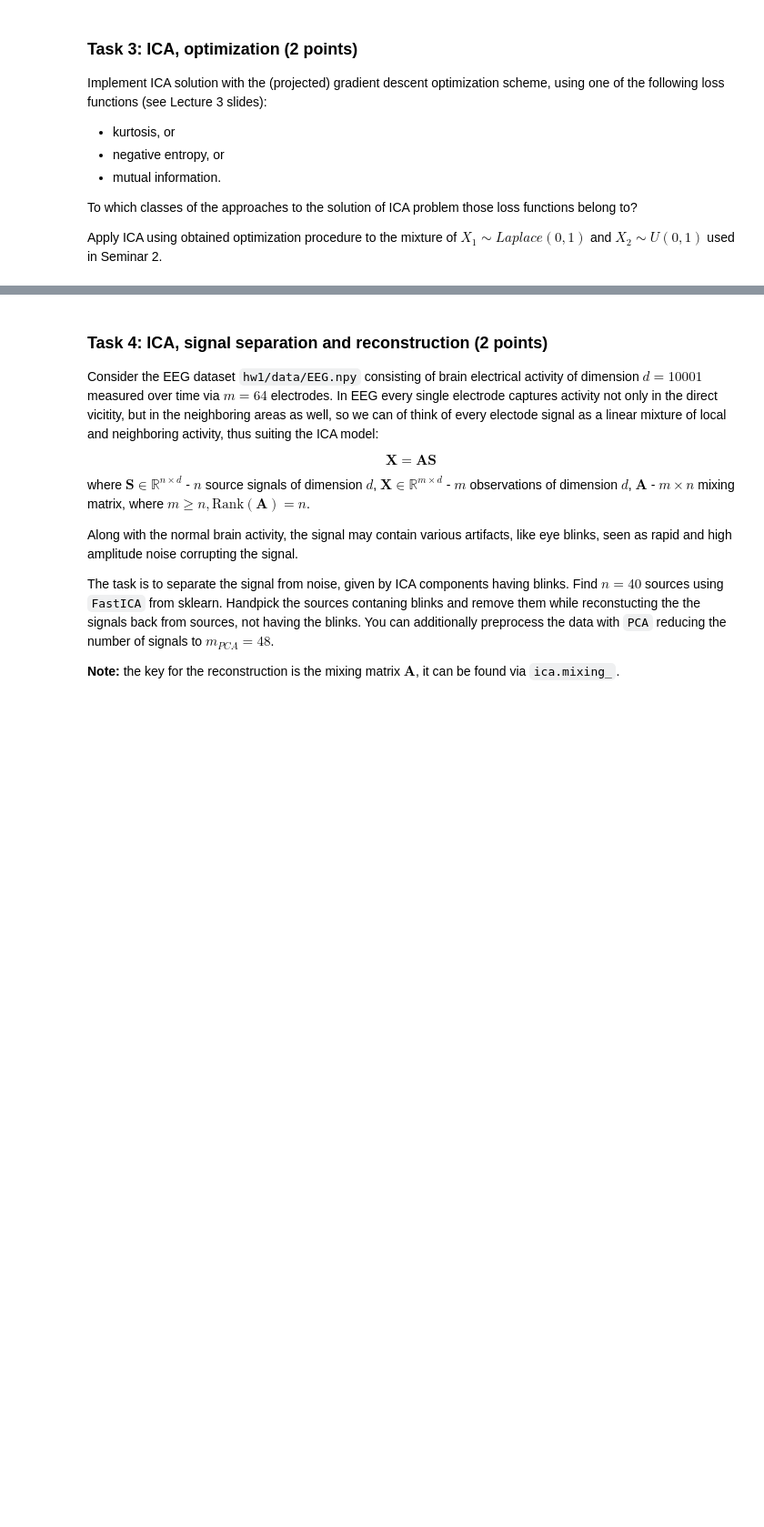
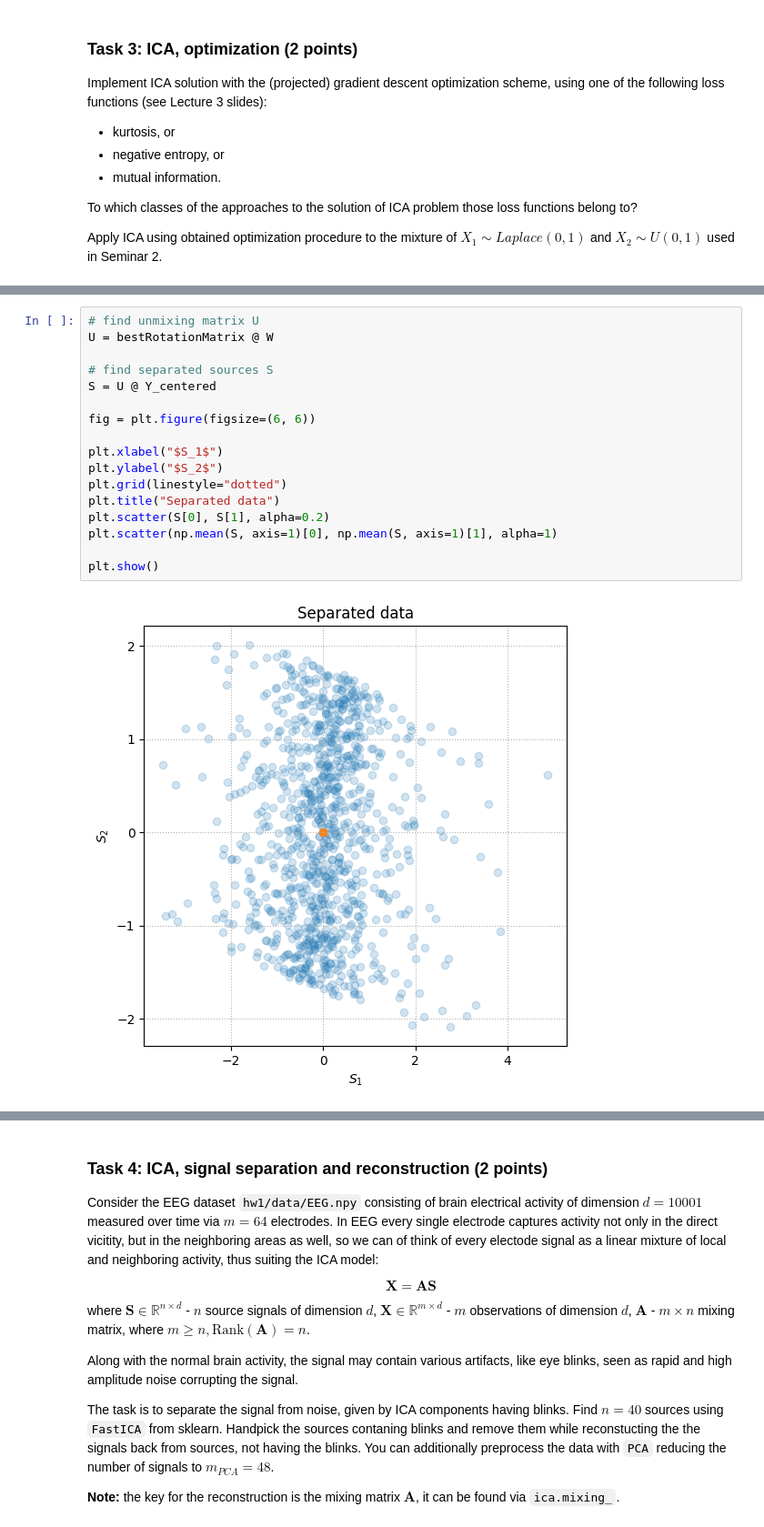
Before and after one commit to aigoncharov/course-geometrical-methods, a Jupyter notebook: hw1.ipynb, the cells around one changed output, grey strips where cells are left out. Shown: that part at 91% size. Saved outputs shown, nothing was run; the diff lists cells and outputs as text; blank space fills up the shorter version.

```diff
--- a/hw1.ipynb
+++ b/hw1.ipynb
@@ -330,0 +482,19 @@ Apply ICA using obtained optimization procedure to the mixture of $X_1 \sim Lapl
+# %%
+# find unmixing matrix U
+U = bestRotationMatrix @ W
+
+# find separated sources S
+S = U @ Y_centered
+
+fig = plt.figure(figsize=(6, 6))
+
+plt.xlabel("$S_1$")
+plt.ylabel("$S_2$")
+plt.grid(linestyle="dotted")
+plt.title("Separated data")
+plt.scatter(S[0], S[1], alpha=0.2)
+plt.scatter(np.mean(S, axis=1)[0], np.mean(S, axis=1)[1], alpha=1)
+
+plt.show()
+# %% [output]
+[figure, added]
```
Also changed, not shown: parts of 9 cells of this notebook, 2 other files.
